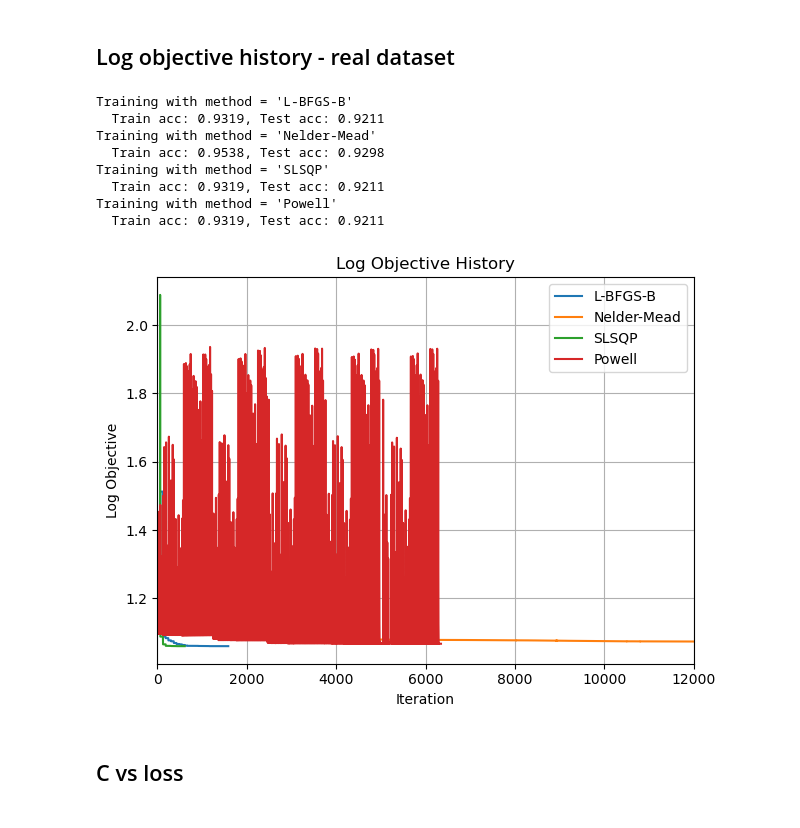
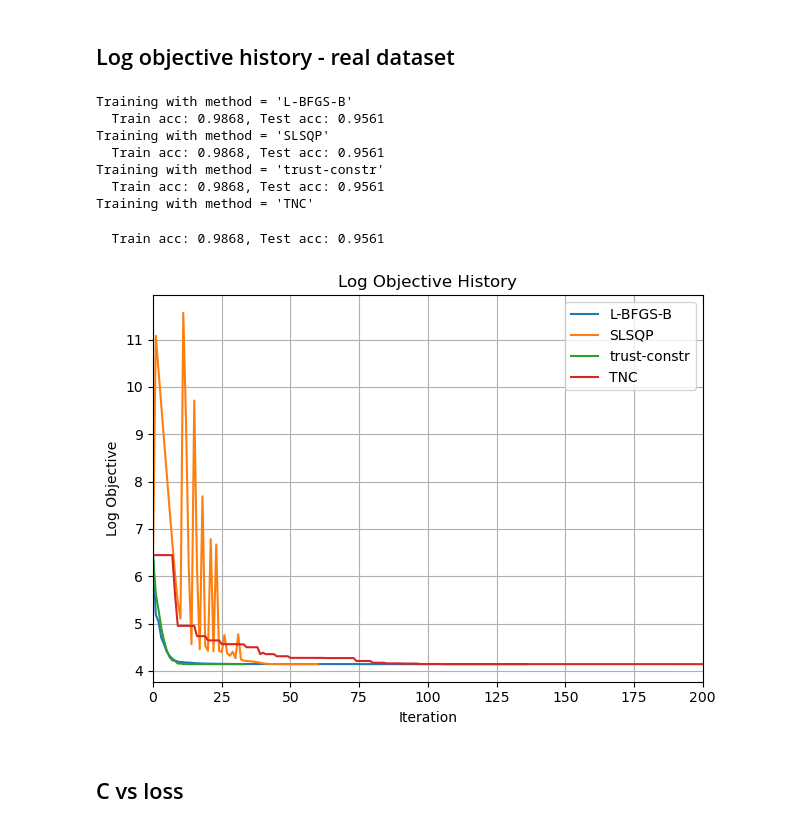
Before and after one commit to jswistak/optimization-project, a Jupyter notebook: test.ipynb, the cells around one changed output. Saved outputs shown, nothing was run; the diff lists cells and outputs as text; code cells hidden in the pictures.

```diff
--- a/test.ipynb
+++ b/test.ipynb
@@ -46,34 +87,39 @@ Training with method = 'trust-constr'
 # %%
 # Generate data
 X, y = load_ucirepo_dataset(17)
 
 # Convert labels to +1/-1
 y = np.where(y == 1, 1, -1)
 
 # Split train/test
 X_train, X_test, y_train, y_test = train_test_split(
     X, y, test_size=0.2, random_state=0
 )
 
-methods = ["L-BFGS-B", "Nelder-Mead", "SLSQP", "Powell"]
+methods = [
+    "L-BFGS-B", # Minimize a scalar function of one or more variables using the L-BFGS-B algorithm.
+    "SLSQP", # Minimize a scalar function of one or more variables using Sequential Least Squares Programming (SLSQP).
+    "trust-constr", # Minimization of scalar function of one or more variables using the Newton conjugate gradient trust-region algorithm.
+    "TNC"
+]
 
 histories = run_and_collect_histories(
         X_train, y_train, X_test, y_test,
-        C=0.01,
+        C=2,
         methods=methods
     )
 
-plot_objective_histories(histories, xlim = 12000)
+plot_objective_histories(histories, xlim = 200)
 # %% [output]
 Training with method = 'L-BFGS-B'
-  Train acc: 0.9319, Test acc: 0.9211
-Training with method = 'Nelder-Mead'
-  Train acc: 0.9538, Test acc: 0.9298
+  Train acc: 0.9868, Test acc: 0.9561
 Training with method = 'SLSQP'
-  Train acc: 0.9319, Test acc: 0.9211
-Training with method = 'Powell'
-  Train acc: 0.9319, Test acc: 0.9211
+  Train acc: 0.9868, Test acc: 0.9561
+Training with method = 'trust-constr'
+  Train acc: 0.9868, Test acc: 0.9561
+Training with method = 'TNC'
+  Train acc: 0.9868, Test acc: 0.9561
-[figure, old version]
+[figure, new version]
 # %% [markdown]
 ## C vs loss
 # %%
```
Also changed, not shown: parts of 9 cells of this notebook, 1 other file.
